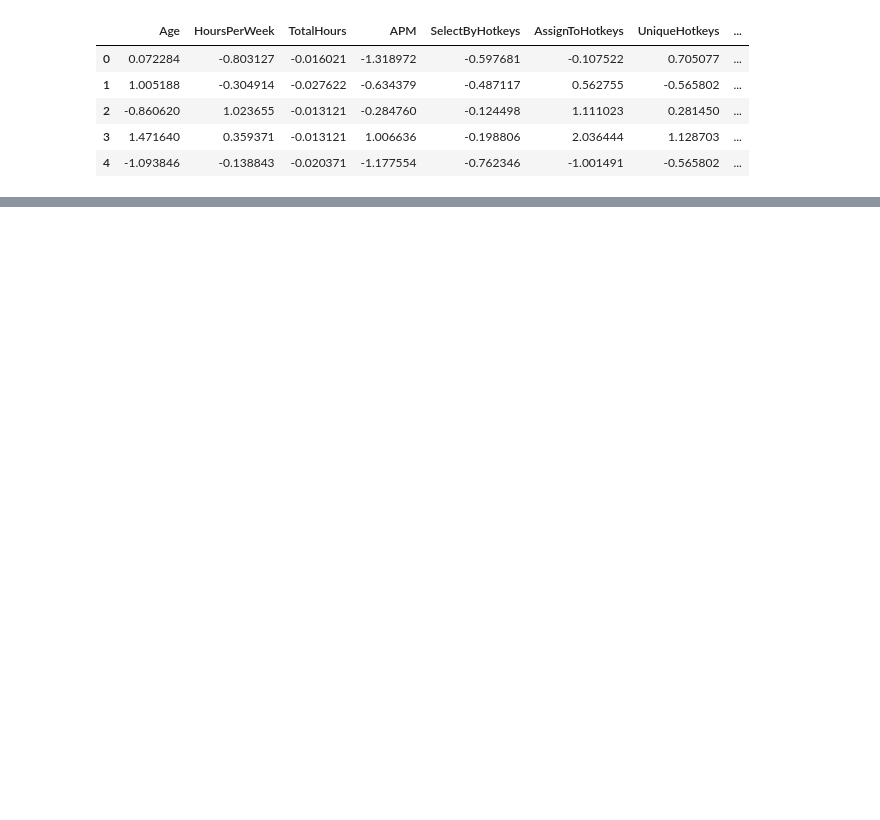
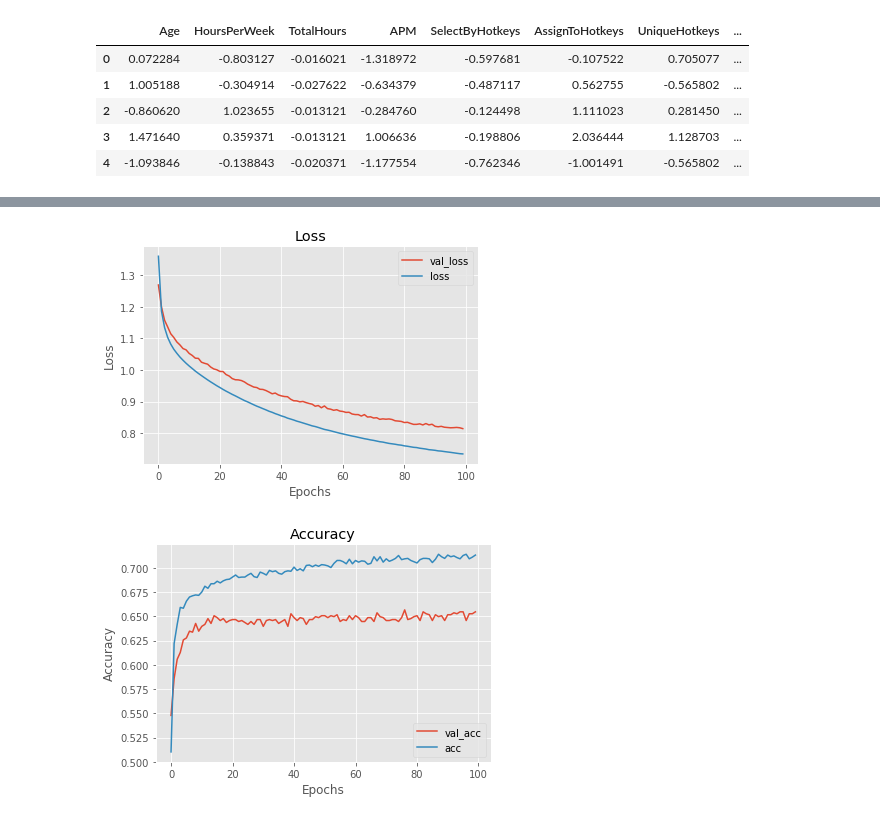
Before and after one commit to Atksmith88/dsc-mod-5-project-online-ds-ft-090919, a Jupyter notebook: Neural Network Testing.ipynb, the cells around one changed output, grey strips where cells are left out. Saved outputs shown, nothing was run; the diff lists cells and outputs as text; code cells hidden in the pictures; blank space fills up the shorter version.

```diff
--- a/Neural Network Testing.ipynb
+++ b/Neural Network Testing.ipynb
@@ -186,0 +186,9 @@ visualize_training_results(results_3)
+# %%
+model_4 = Sequential()
+model_4.add(Dense(64, activation='relu', kernel_regularizer=regularizers.l2(0.005), input_shape=(18,)))
+model_4.add(Dense(32, activation='relu', kernel_regularizer=regularizers.l2(0.005)))
+model_4.add(Dense(3, activation='softmax'))
+# %%
+model_4.compile(loss='categorical_crossentropy', optimizer='sgd', metrics=['accuracy'])
+# %%
+results_4 = model_4.fit(X_train_scaled, y_train, epochs=100, batch_size=25, validation_data=(X_test_scaled, y_test))
@@ -186,0 +213,5 @@ visualize_training_results(results_3)
+# %%
+visualize_training_results(results_4)
+# %% [output]
+[figure, added]
+[figure, added]
```
Also changed, not shown: parts of 8 cells of this notebook.
